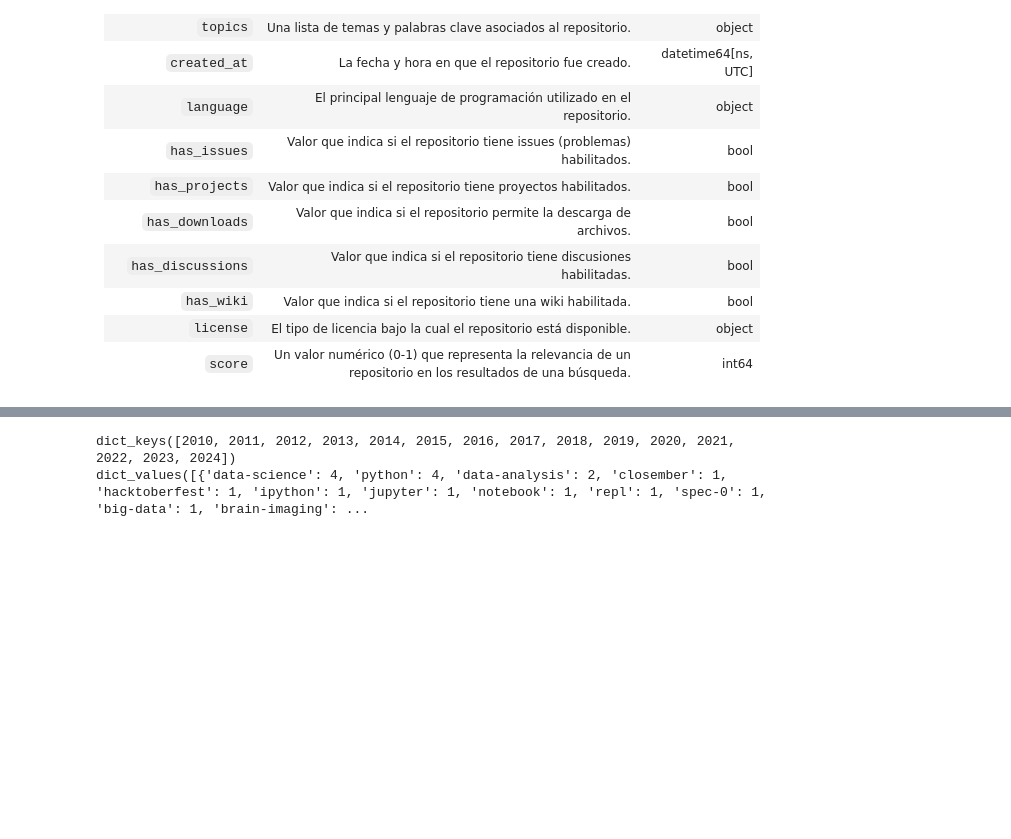
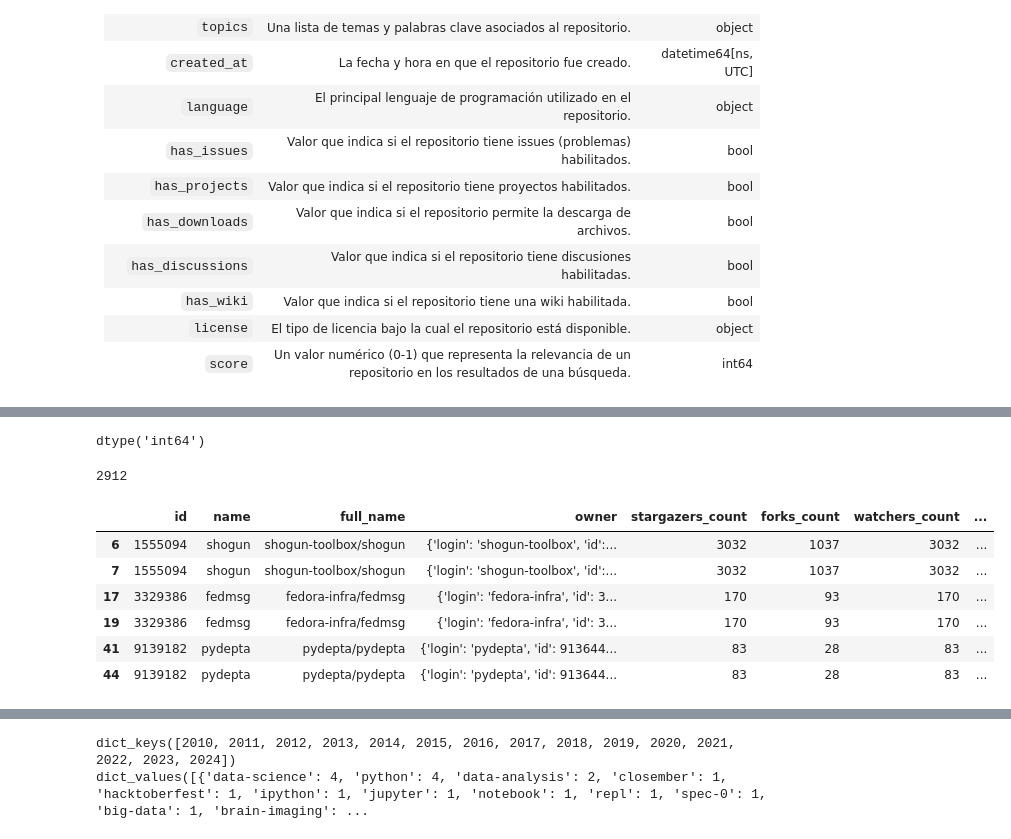
Before and after one commit to neural-insights/EDA_GitHub_Repositories, a Jupyter notebook: main.ipynb, the cells around one changed output, grey strips where cells are left out. Cells and saved outputs as stored; diff of their text form; code cells hidden in the pictures; blank space fills up the shorter version.

```diff
--- a/main.ipynb
+++ b/main.ipynb
@@ -70,0 +92,5 @@ memory usage: 5.1+ MB
+# %%
+df = df_2010_2014.copy()
+# %%
+df = df.drop(["license"], axis=1)
+df.isnull().sum()
@@ -70,0 +116,24 @@ memory usage: 5.1+ MB
+# %%
+df_check_duplicate = df.copy()
+df_check_duplicate = df.set_index('owner')
+# %%
+df['stargazers_count'].dtype
+# %% [output]
+dtype('int64')
+# %%
+columnas = [col for col in df.columns if col not in ['owner', 'license', 'topics']]
+duplicados = df[df.duplicated(subset=columnas, keep=False)]
+
+print(len(duplicados))
+# %% [output]
+2912
+# %%
+duplicados.head(6)
+# %% [output]
+|  | id | name | full_name | owner | stargazers_count | forks_count | watchers_count | ... |
+| 6 | 1555094 | shogun | shogun-toolbox/shogun | {'login': 'shogun-toolbox', 'id':... | 3032 | 1037 | 3032 | ... |
+| 7 | 1555094 | shogun | shogun-toolbox/shogun | {'login': 'shogun-toolbox', 'id':... | 3032 | 1037 | 3032 | ... |
+| 17 | 3329386 | fedmsg | fedora-infra/fedmsg | {'login': 'fedora-infra', 'id': 3... | 170 | 93 | 170 | ... |
+| 19 | 3329386 | fedmsg | fedora-infra/fedmsg | {'login': 'fedora-infra', 'id': 3... | 170 | 93 | 170 | ... |
+| 41 | 9139182 | pydepta | pydepta/pydepta | {'login': 'pydepta', 'id': 913644... | 83 | 28 | 83 | ... |
+| 44 | 9139182 | pydepta | pydepta/pydepta | {'login': 'pydepta', 'id': 913644... | 83 | 28 | 83 | ... |
```
Also changed, not shown: parts of 19 cells of this notebook, 1 other file.
